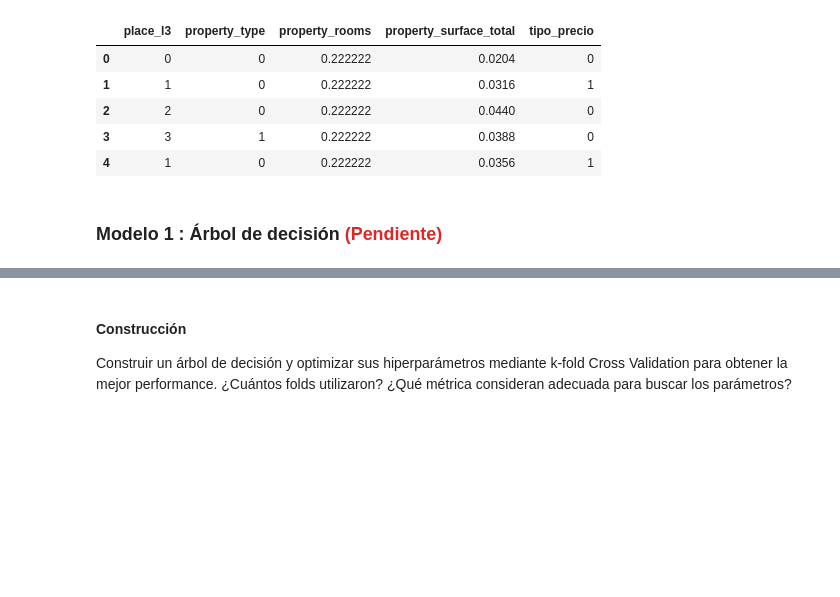
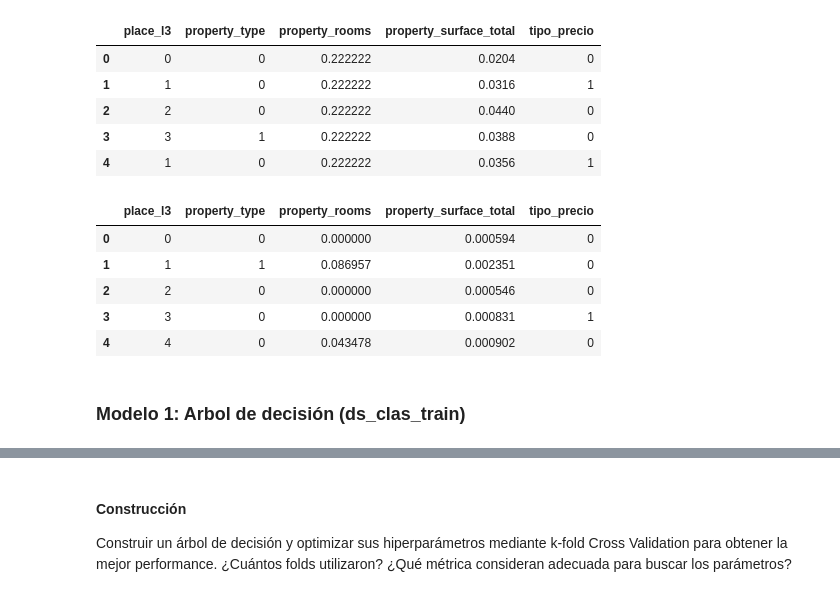
Before and after one commit to kikiymini/7506R-1C2024-GRUPO02, a Jupyter notebook: 7506R_TP1_GRUPO02_ENTREGA_N3.ipynb, the cells around one changed output, grey strips where cells are left out. Cells and saved outputs as stored; diff of their text form; code cells hidden in the pictures; blank space fills up the shorter version.

```diff
--- a/7506R_TP1_GRUPO02_ENTREGA_N3.ipynb
+++ b/7506R_TP1_GRUPO02_ENTREGA_N3.ipynb
@@ -84,3 +91,6 @@ ds_target = ds_train.copy()
+# %%
+ds_target_train = ds_train.copy()
+ds_target_test = ds_test.copy()
 # %% [markdown]
 ### Creacion de la columna `'precio por metro cuadrado'`
 # %%
@@ -233,0 +248,10 @@ dtype: object
+# %%
+ds_target_test['pxm2'] = ds_target_test['property_price'] / ds_target_test['property_surface_total']
+division_relativa(ds_target_test)
+
+# renombrar columna de tipo_precio del metodo a usar
+ds_target_test['tipo_precio'] = ds_target_test['tipo_precio_3']
+ds_target_test.drop(columns=['tipo_precio_3'], inplace=True)
+
+# Vemos las cols
+ds_target_test.dtypes
@@ -296,10 +337,12 @@ con cada algoritmo (encoding, normalización, etc).
 # %% [markdown]
 ### Ingenieria de caracteristicas
 # %%
-ds_clas_train = ds_target.copy()
+ds_clas_train = ds_target_train.copy()
+ds_clas_test = ds_target_test.copy()
 
 cols_a_eliminar = ['property_price', 'pxm2']
 ds_clas_train.drop(columns=cols_a_eliminar, inplace=True)
+ds_clas_test.drop(columns=cols_a_eliminar, inplace=True)
 # %%
 # Veo las cols actuales
 ds_clas_train.dtypes
@@ -329,6 +389,7 @@ Columnas consideradas irrelevantes:
 # Eliminamos dichas columnas
 cols_a_eliminar = ["id", "start_date", "end_date", "created_on", "latitud", "longitud", "property_surface_covered", "property_bedrooms"]
 ds_clas_train.drop(columns=cols_a_eliminar, inplace=True)
+ds_clas_test.drop(columns=cols_a_eliminar, inplace=True)
 ds_clas_train.dtypes
 # %% [output]
 place_l3                   object
@@ -379,5 +444,14 @@ ds_clas_train.head()
 | 2 | 2 | 0 | 0.222222 | 0.0440 | 0 |
 | 3 | 3 | 1 | 0.222222 | 0.0388 | 0 |
 | 4 | 1 | 0 | 0.222222 | 0.0356 | 1 |
+# %%
+ds_clas_test.head()
+# %% [output]
+|  | place_l3 | property_type | property_rooms | property_surface_total | tipo_precio |
+| 0 | 0 | 0 | 0.000000 | 0.000594 | 0 |
+| 1 | 1 | 1 | 0.086957 | 0.002351 | 0 |
+| 2 | 2 | 0 | 0.000000 | 0.000546 | 0 |
+| 3 | 3 | 0 | 0.000000 | 0.000831 | 1 |
+| 4 | 4 | 0 | 0.043478 | 0.000902 | 0 |
 # %% [markdown]
-### Modelo 1 : Árbol de decisión <font color="#e02626">(Pendiente)</font>
+### Modelo 1: Arbol de decisión (ds_clas_train)
```
Also changed, not shown: parts of 41 cells of this notebook.
